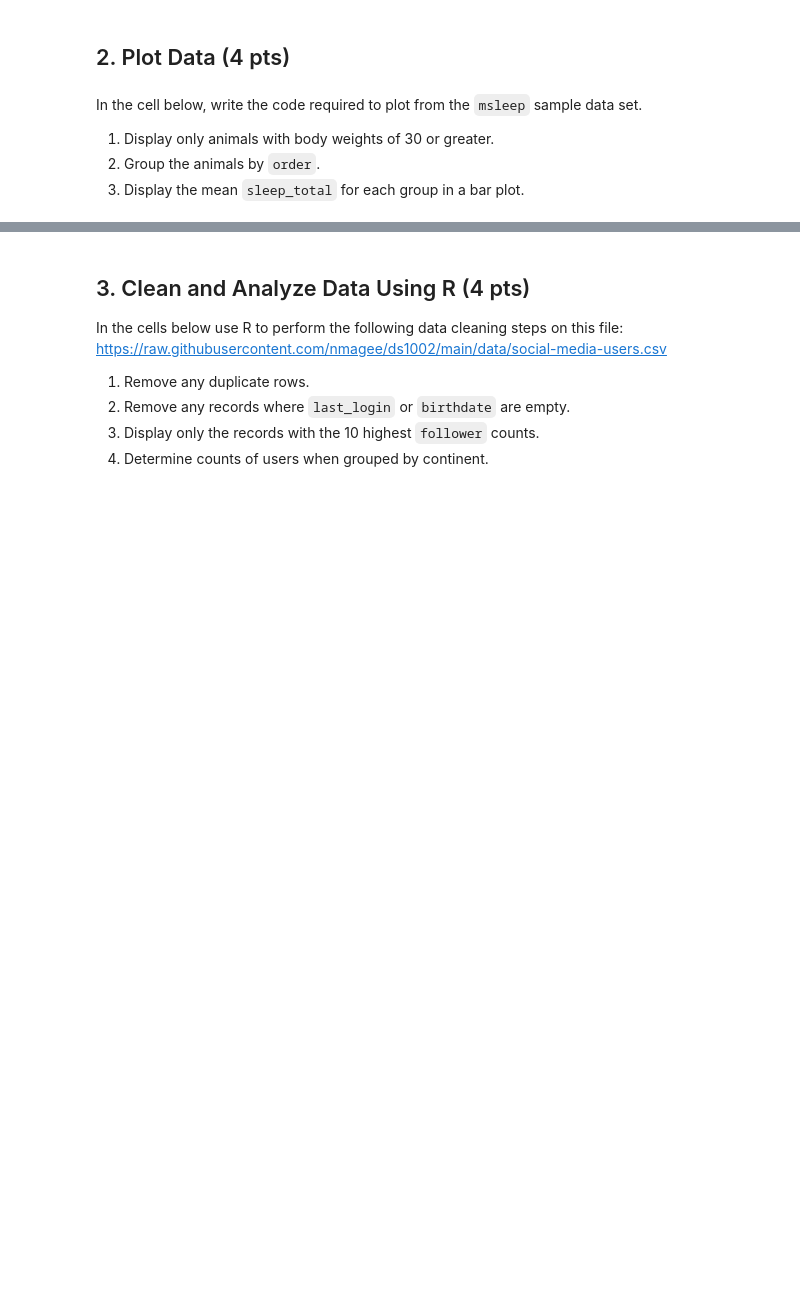
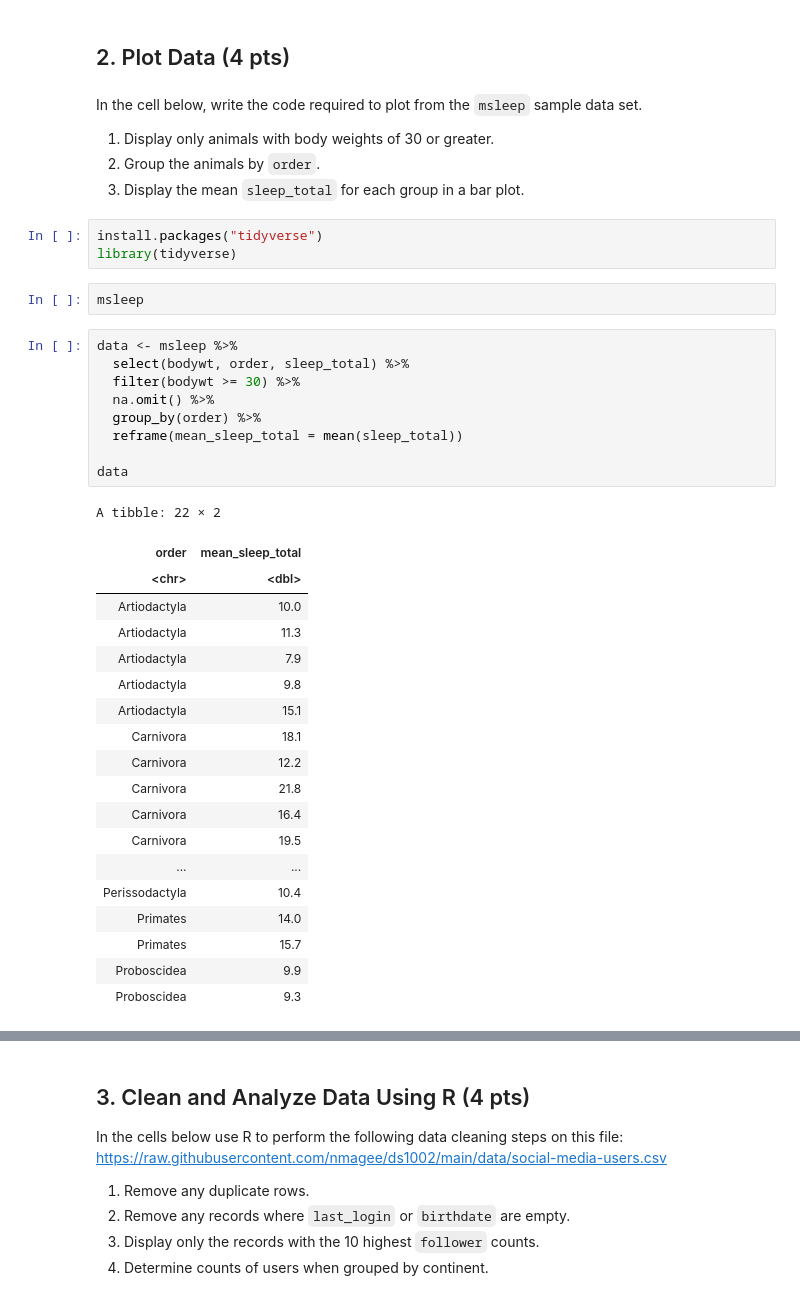
Before and after one commit to setran11/ds1002-mnd4up, a Jupyter notebook: homework/week-15.ipynb, the cells around one changed output, grey strips where cells are left out. Saved outputs shown, nothing was run; the diff lists cells and outputs as text; blank space fills up the shorter version.

```diff
--- a/homework/week-15.ipynb
+++ b/homework/week-15.ipynb
@@ -58,3 +58,37 @@ In the cell below, write the code required to plot from the `msleep` sample data
 1. Display only animals with body weights of 30 or greater.
 2. Group the animals by `order`.
 3. Display the mean `sleep_total` for each group in a bar plot.
+# %%
+install.packages("tidyverse")
+library(tidyverse)
+# %%
+msleep
+# %%
+data <- msleep %>%
+  select(bodywt, order, sleep_total) %>%
+  filter(bodywt >= 30) %>%
+  na.omit() %>%
+  group_by(order) %>%
+  reframe(mean_sleep_total = mean(sleep_total))
+
+data
+# %% [output]
+A tibble: 22 × 2
+| order | mean_sleep_total |
+| <chr> | <dbl> |
+| Artiodactyla | 10.0 |
+| Artiodactyla | 11.3 |
+| Artiodactyla | 7.9 |
+| Artiodactyla | 9.8 |
+| Artiodactyla | 15.1 |
+| Carnivora | 18.1 |
+| Carnivora | 12.2 |
+| Carnivora | 21.8 |
+| Carnivora | 16.4 |
+| Carnivora | 19.5 |
+| ... | ... |
+| Perissodactyla | 10.4 |
+| Primates | 14.0 |
+| Primates | 15.7 |
+| Proboscidea | 9.9 |
+| Proboscidea | 9.3 |
```
Also changed, not shown: parts of 1 cell of this notebook.
